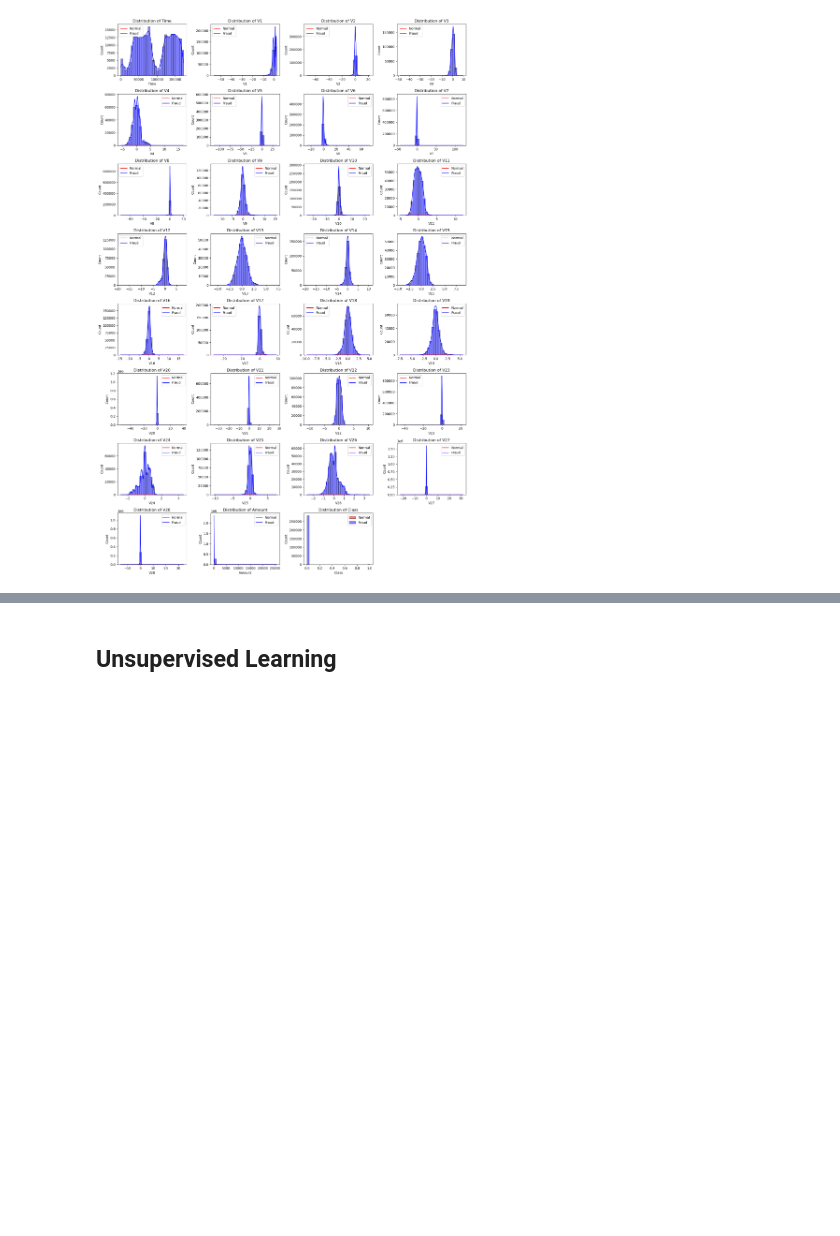
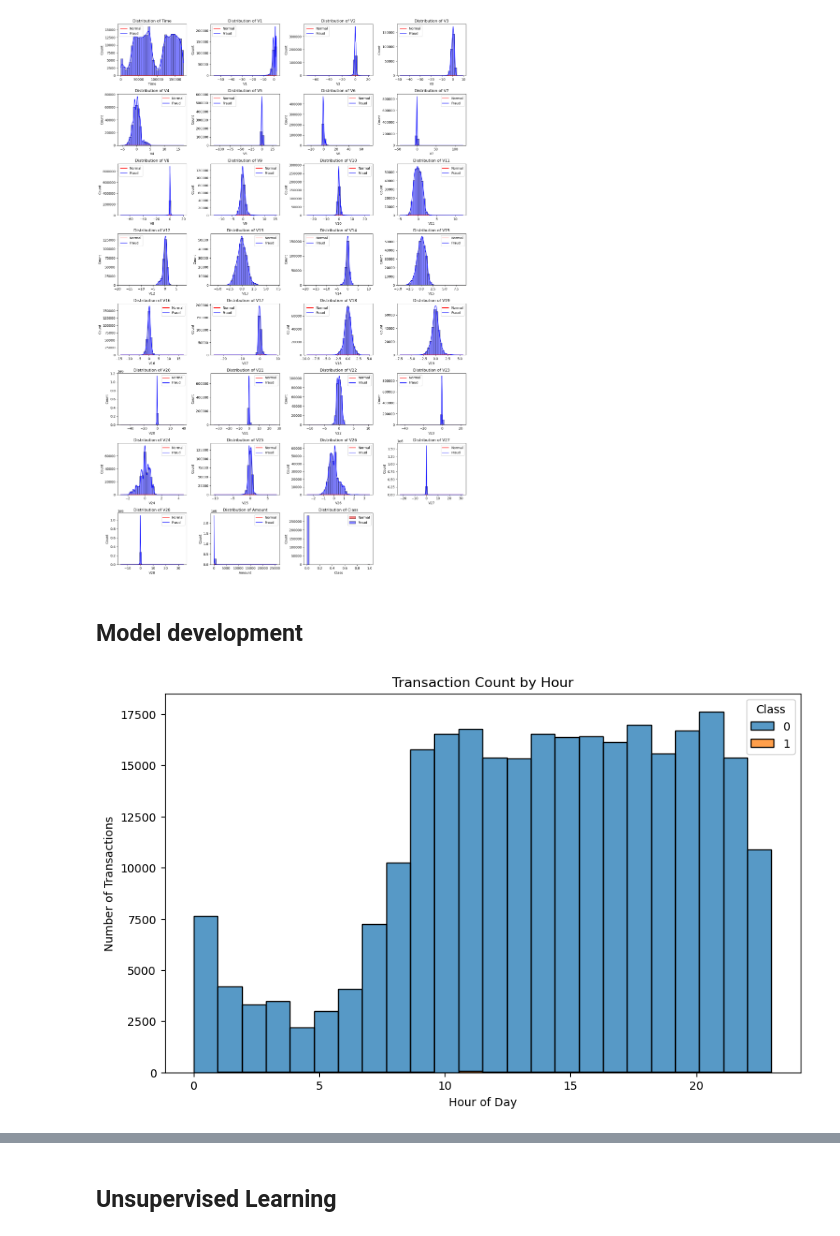
Before and after one commit to luckydoglou/ml-projects, a Jupyter notebook: anomaly-detection/v0/anomaly-detection-v0.ipynb, the cells around one changed output, grey strips where cells are left out. Saved outputs shown, nothing was run; the diff lists cells and outputs as text; code cells hidden in the pictures; blank space fills up the shorter version.

```diff
--- a/anomaly-detection/v0/anomaly-detection-v0.ipynb
+++ b/anomaly-detection/v0/anomaly-detection-v0.ipynb
@@ -337,3 +309,19 @@ plt.tight_layout()
 plt.show()
 # %% [output]
 [figure]
+# %% [markdown]
+<a name='model-development'></a>
+## Model development
+# %%
+# Feature engineering
+# Add new feature: Hour of the transaction
+df['Hour'] = (df['Time'] // 3600) % 24
+
+plt.figure(figsize=(10, 6))
+sns.histplot(data=df, x='Hour', hue='Class', bins=24, multiple='stack')
+plt.title('Transaction Count by Hour')
+plt.xlabel('Hour of Day')
+plt.ylabel('Number of Transactions')
+plt.show()
+# %% [output]
+[figure, added]
```
Also changed, not shown: parts of 24 cells of this notebook.
